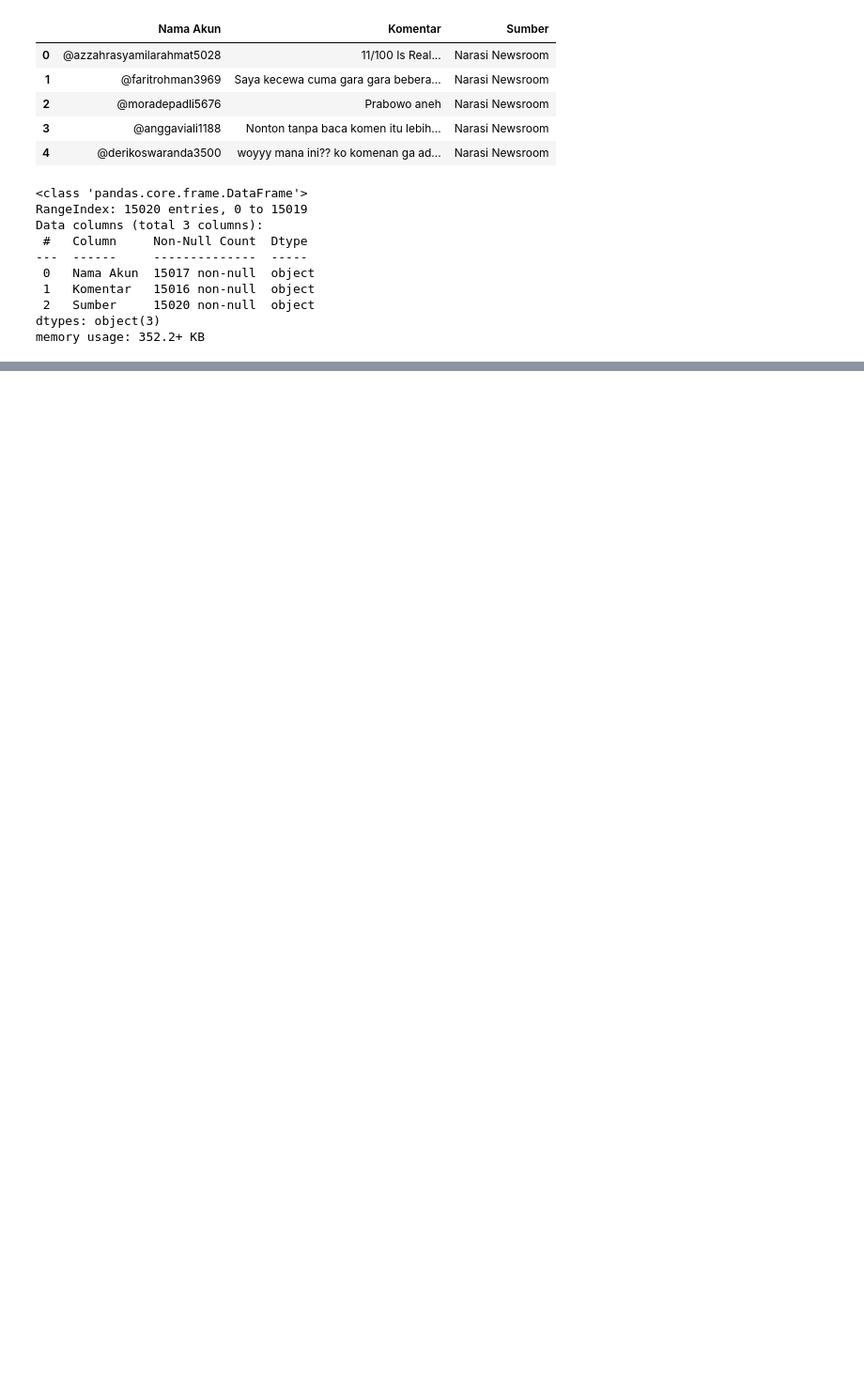
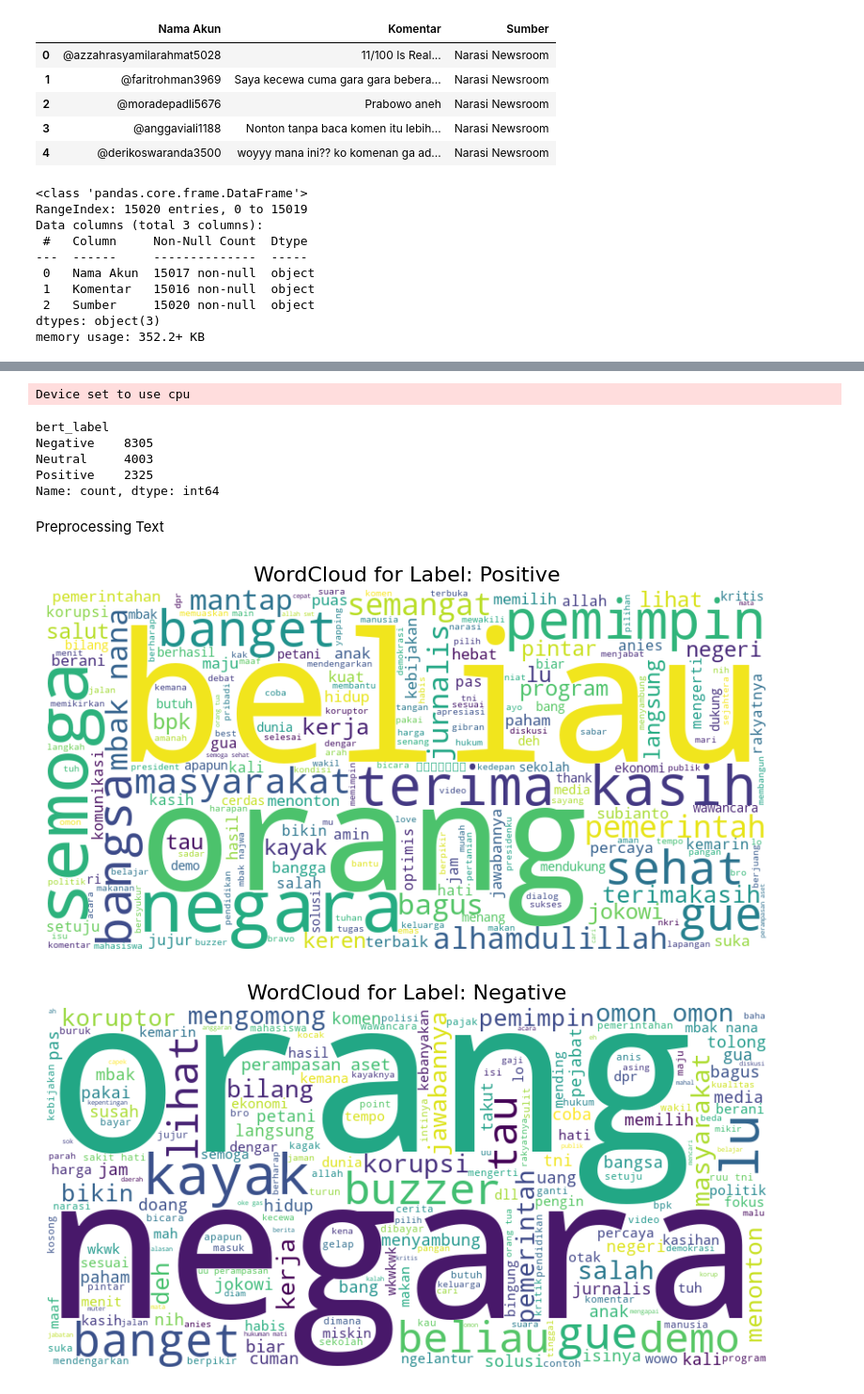
Before and after one commit to aesxiety/Coding-Camp-DBS, a Jupyter notebook: Belajar Pengembangan Machine Learning/Proyek Analisis Sentimen/analisis_sentimen.ipynb, the cells around one changed output, grey strips where cells are left out. Shown at 94% size. Drawn from its saved outputs; the diff is of its cells as text; code cells hidden in the pictures; blank space fills up the shorter version.

```diff
--- a/Belajar Pengembangan Machine Learning/Proyek Analisis Sentimen/analisis_sentimen.ipynb
+++ b/Belajar Pengembangan Machine Learning/Proyek Analisis Sentimen/analisis_sentimen.ipynb
@@ -77,0 +105,4 @@ If this is a private repository, make sure to pass a token having permission to
+# %%
+def casefoldingText(text): # Mengubah semua karakter dalam teks menjadi huruf kecil
+    text = text.lower()
+    return text
@@ -77,0 +154,4 @@ If this is a private repository, make sure to pass a token having permission to
+# %%
+def toSentence(list_words): # Mengubah daftar kata menjadi kalimat
+    sentence = ' '.join(word for word in list_words)
+    return sentence
@@ -77,0 +206,53 @@ If this is a private repository, make sure to pass a token having permission to
+# %%
+# Load model dan tokenizer
+tokenizer = AutoTokenizer.from_pretrained("Aardiiiiy/indobertweet-base-Indonesian-sentiment-analysis")
+model = AutoModelForSequenceClassification.from_pretrained("Aardiiiiy/indobertweet-base-Indonesian-sentiment-analysis")
+
+# Buat pipeline klasifikasi
+pipe = TextClassificationPipeline(model=model, tokenizer=tokenizer, return_all_scores=False, device=-1)
+
+tqdm.pandas() # Tampilkan progress bar saat apply
+
+# Prediksi sentimen pada kolom 'text_akhir'
+df['bert_label'] = df['text_akhir'].progress_apply(lambda x: pipe(x)[0]['label'])
+# %% [output]
+Device set to use cpu
+# %%
+print(df['bert_label'].value_counts())
+# %% [output]
+bert_label
+Negative    8305
+Neutral     4003
+Positive    2325
+Name: count, dtype: int64
+# %% [markdown]
+Preprocessing Text
+# %%
+# Kata yang ingin disaring dari visualisasi WordCloud
+custom_stopwords = set(stopwords.words('indonesian'))
+custom_stopwords.update(['prabowo', 'presiden', 'rakyat', 'kalo','indonesia',])  # bisa tambah lagi
+
+def generate_wordcloud_for_label(label_name):
+    # Filter dataframe sesuai label
+    filtered_df = df[df['bert_label'] == label_name]
+
+    # Gabungkan dan filter kata
+    all_tokens = [word for tokens in filtered_df['text_stopword'] for word in tokens if word not in custom_stopwords]
+    all_words = ' '.join(all_tokens)
+
+    # Generate dan tampilkan wordcloud
+    wordcloud = WordCloud(width=800, height=400, background_color='white').generate(all_words)
+
+    plt.figure(figsize=(10, 5))
+    plt.imshow(wordcloud, interpolation='bilinear')
+    plt.title(f'WordCloud for Label: {label_name}', fontsize=16)
+    plt.axis('off')
+    plt.show()
+
+# Contoh pemanggilan
+generate_wordcloud_for_label('Positive')
+generate_wordcloud_for_label('Negative')
+generate_wordcloud_for_label('Neutral')  # jika ada
+# %% [output]
+[figure, added]
+[figure, added]
```
Also changed, not shown: parts of 29 cells of this notebook, 27 other files.
